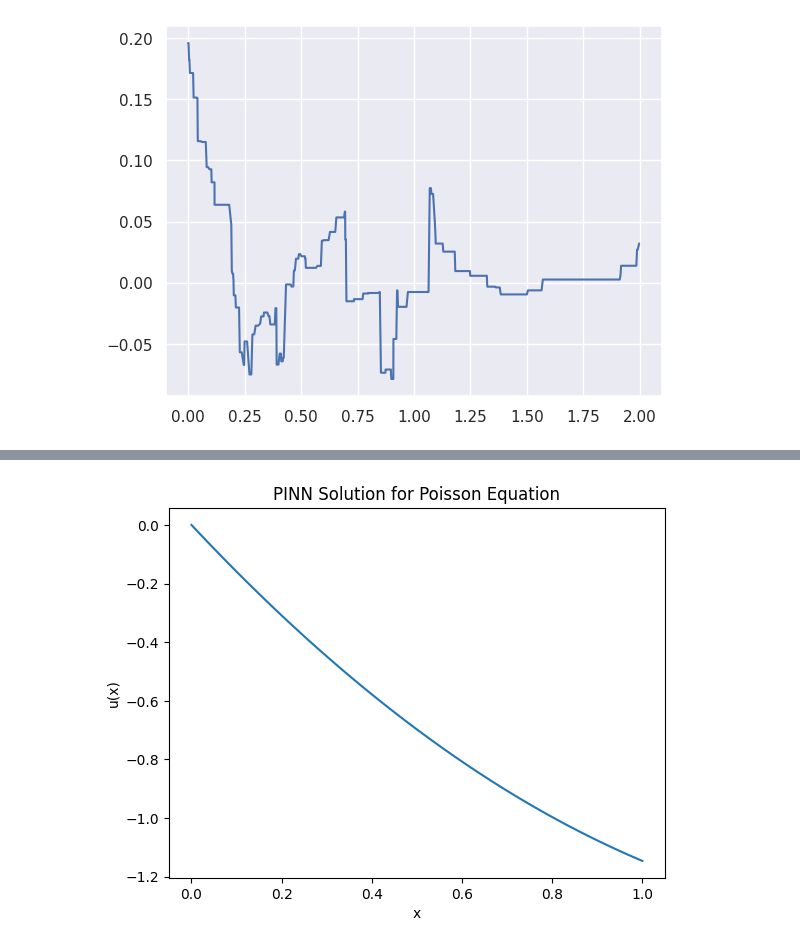
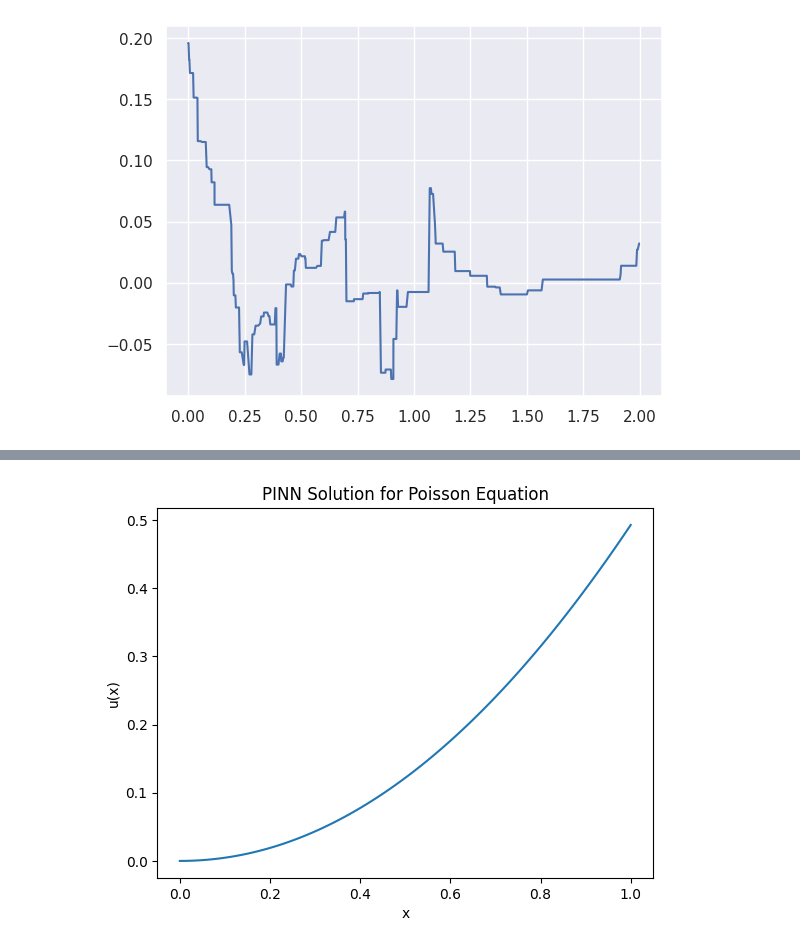
Before and after one commit to Bear-Witness-98/pinns_on_pytorch, a Jupyter notebook: PINN/main.ipynb, the cells around one changed output, grey strips where cells are left out. Drawn from its saved outputs; the diff is of its cells as text; code cells hidden in the pictures.

```diff
--- a/PINN/main.ipynb
+++ b/PINN/main.ipynb
@@ -131,15 +131,29 @@ class PINN(nn.Module):
 # Define the Poisson equation loss function
 def poisson_loss(model, x):
     u = model(x)
+    # create_graph
+    #   -> creates a graph with relevant derivatives for higher order computations
+    #   -> just as in the operations below
+    # retain_graph -> retains computationl graph, defailts to create_graph
+    # gradients with respect to other inputs are not computed, and will not add up
+    # on sucessive calls.
+    # Why the [0] on the gradients? the return is a tuple of tensors. Each tensor is the gradient of
+    # one input (sequential) to one output (there can be multiple outputs, and the return onject)
+    # would be a multidimensional tuple
+    # why the grad_outputs, they are used to scale up or down the ouputted gradient.
+    # additional functionality, not so usefuel here. The thing that is here is essentially
+    # the same as having the default value for grad_outputs.
     u_x = torch.autograd.grad(u, x, grad_outputs=torch.ones_like(u), create_graph=True)[0]
     u_xx = torch.autograd.grad(u_x, x, grad_outputs=torch.ones_like(u_x), create_graph=True)[0]
-    f = u_xx - 1.0  # Poisson equation: u_xx = 1
+    f = (u_xx - 1.0)**2  # Poisson equation: u_xx = 1
     x_0 = torch.tensor([0.0], requires_grad=True)
     u_0 = model(x_0)
     initial_conditions = (u_0 - 0)**2
+    # should YES need the `create_graph`,
+    # for the .backward call that will be used later in the optimization
     u_x_0 = torch.autograd.grad(u_0, x_0, grad_outputs=torch.ones_like(u_0), create_graph=True)[0]
     initial_conditions_der = (u_x_0 - 0)**2
-    return torch.mean(f**2) + torch.mean(initial_conditions) + torch.mean(initial_conditions_der)
+    return torch.mean(f) + torch.mean(initial_conditions) + torch.mean(initial_conditions_der)
 
 # Training data
 x = torch.rand(100, 1)  # Randomly sampled points in [0, 1]
@@ -190 +211 @@ Epoch [9000/10000], Loss: 4.428291504154913e-06
-[figure, old version]
+[figure, new version]
```
Also changed, not shown: parts of 1 cell of this notebook, 1 other file.
